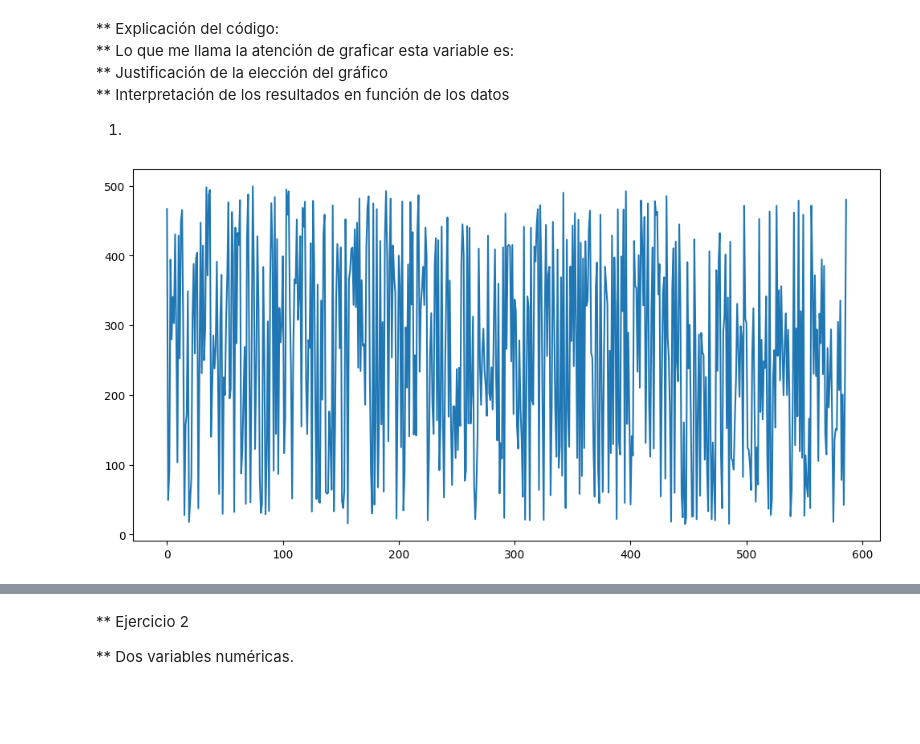
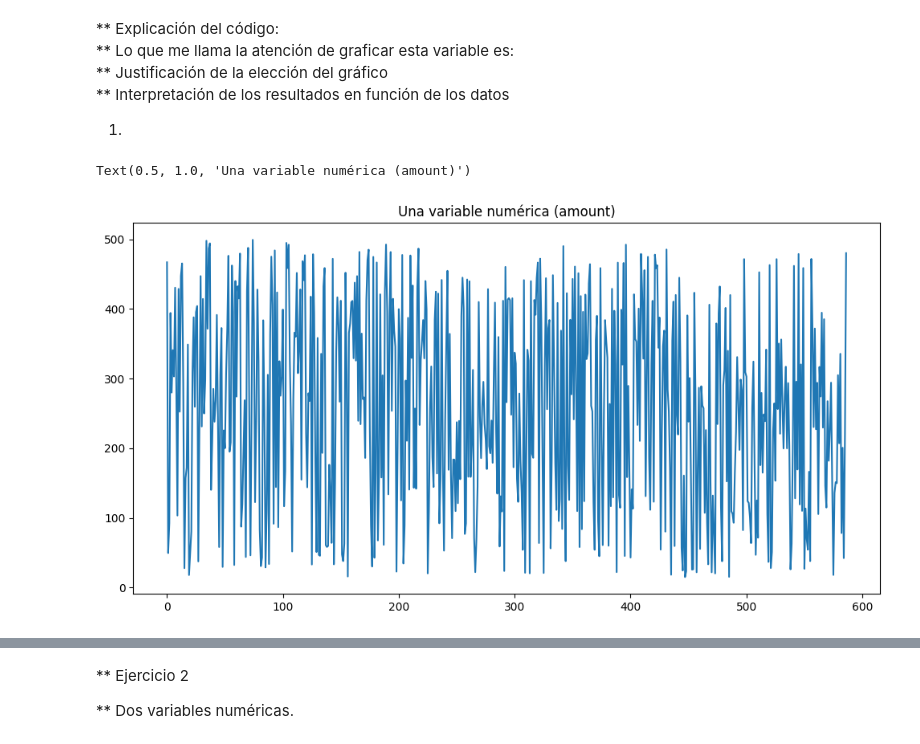
Before and after one commit to MailinV/Sprint_8_MV, a Jupyter notebook: Sprint8_MV.ipynb, the cells around one changed output, grey strips where cells are left out. Drawn from its saved outputs; the diff is of its cells as text; code cells hidden in the pictures; blank space fills up the shorter version.

```diff
--- a/Sprint8_MV.ipynb
+++ b/Sprint8_MV.ipynb
@@ -111,12 +112,13 @@ Tablas disponibles en la base de datos: ['companies', 'credit_cards', 'estat_tar
 
 1.
 # %%
+query = "SELECT * FROM transactions;"
+df = pd.read_sql(query, conexion_bd)
+
 plt.figure(figsize=(12,6))
 df["amount"].plot()
 
-plt.xlabel("")
-plt.ylabel("")
-plt.title("")
-plt.show()
+plt.title("Una variable numérica (amount)")
 # %% [output]
+Text(0.5, 1.0, 'Una variable numérica (amount)')
-[figure, old version]
+[figure, new version]
```
Also changed, not shown: parts of 17 cells of this notebook.
